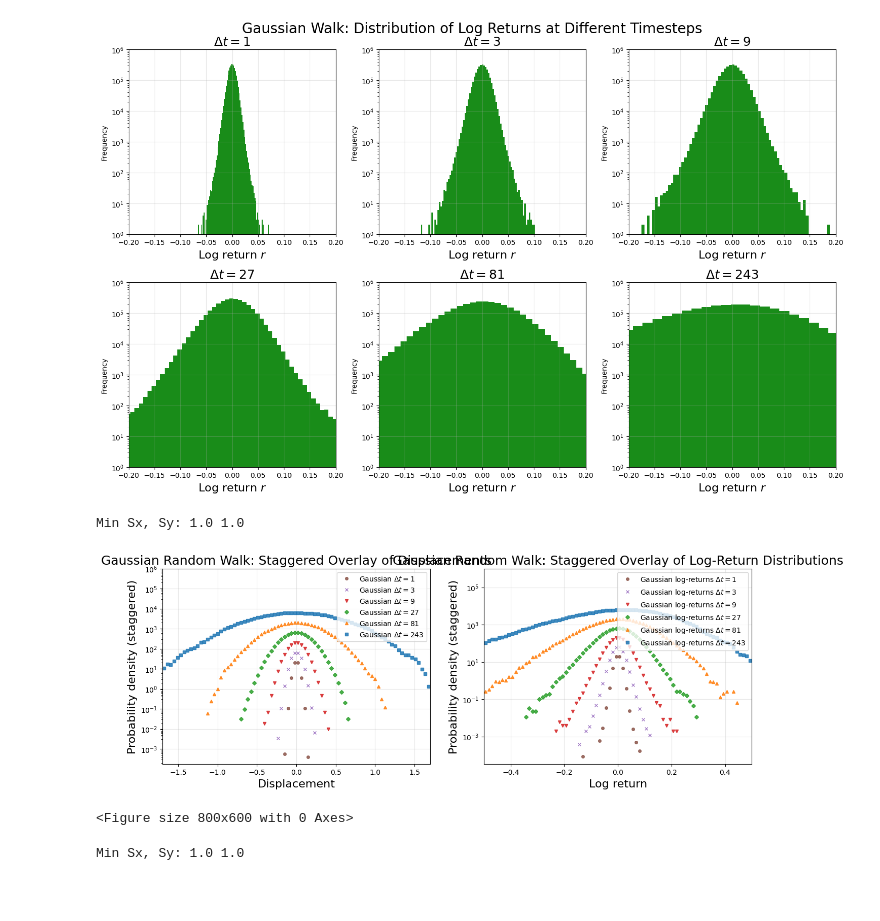
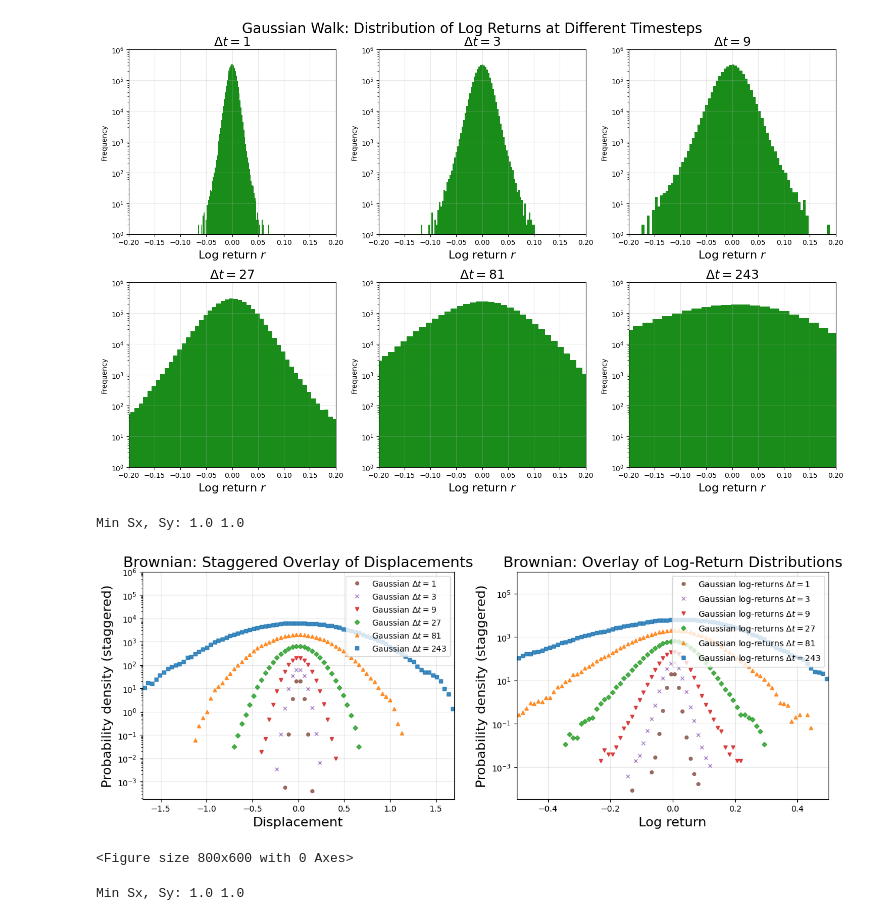
Before and after one commit to conorkirby/capstone, a Jupyter notebook: ProjectNotebooks/03.5_Gauss_DisplacementDistributions.ipynb, the cells around one changed output. Cells and saved outputs as stored; diff of their text form; code cells hidden in the pictures; blank space fills up the shorter version.

```diff
--- a/ProjectNotebooks/03.5_Gauss_DisplacementDistributions.ipynb
+++ b/ProjectNotebooks/03.5_Gauss_DisplacementDistributions.ipynb
@@ -258,7 +258,7 @@ axs[0].set_xlim(-1.7, 1.7)
 axs[0].set_ylim(0, 1e6)
 axs[0].set_xlabel("Displacement", fontsize=16)
 axs[0].set_ylabel("Probability density (staggered)", fontsize=16)
-axs[0].set_title("Gaussian Random Walk: Staggered Overlay of Displacements", fontsize=18)
+axs[0].set_title("Brownian: Staggered Overlay of Displacements", fontsize=18)
 axs[0].grid(alpha=0.3)
 
 # Reverse legend (match bubble plot styling)
@@ -313,35 +313,35 @@ for idx, dt in enumerate(dt_plot_order):
     counts, bin_edges = np.histogram(all_logret, bins=bins, range=rng, density=True)
     bin_centers = 0.5 * (bin_edges[:-1] + bin_edges[1:])
 
     # stagger peaks in log space
     current_peak = counts.max() if counts.max() > 0 else 1.0
     target_peak = top_peak * (10 ** (-decade_step * idx))
     scale = target_peak / current_peak
     counts_scaled = counts * scale
 
     axs[1].plot(
         bin_centers, counts_scaled,
         marker=markers[idx % len(markers)], linestyle='none',
         label=rf'Gaussian log-returns $\Delta t = {dt}$',
         alpha=0.85, markersize=4
     )
 
 axs[1].set_yscale('log')
 axs[1].set_xlim(-0.5, 0.5)   # match rng above
 axs[1].set_ylim(0, 1e6)
 axs[1].set_xlabel("Log return", fontsize=16)
 axs[1].set_ylabel("Probability density (staggered)", fontsize=16)
-axs[1].set_title("Gaussian Random Walk: Staggered Overlay of Log-Return Distributions", fontsize=18)
+axs[1].set_title("Brownian: Overlay of Log-Return Distributions", fontsize=18)
 axs[1].grid(alpha=0.3)
 
 # reverse legend order to match your bubble-style
 handles, labels = axs[1].get_legend_handles_labels()
 axs[1].legend(handles[::-1], labels[::-1], loc="upper right")
 
 plt.show()
 # %% [output]
 Min Sx, Sy: 1.0 1.0
-[figure, old version]
+[figure, new version]
 <Figure size 800x600 with 0 Axes>
 # %%
 plt.figure(figsize=(8, 6))
```
Also changed, not shown: parts of 3 cells of this notebook, 3 other files.
